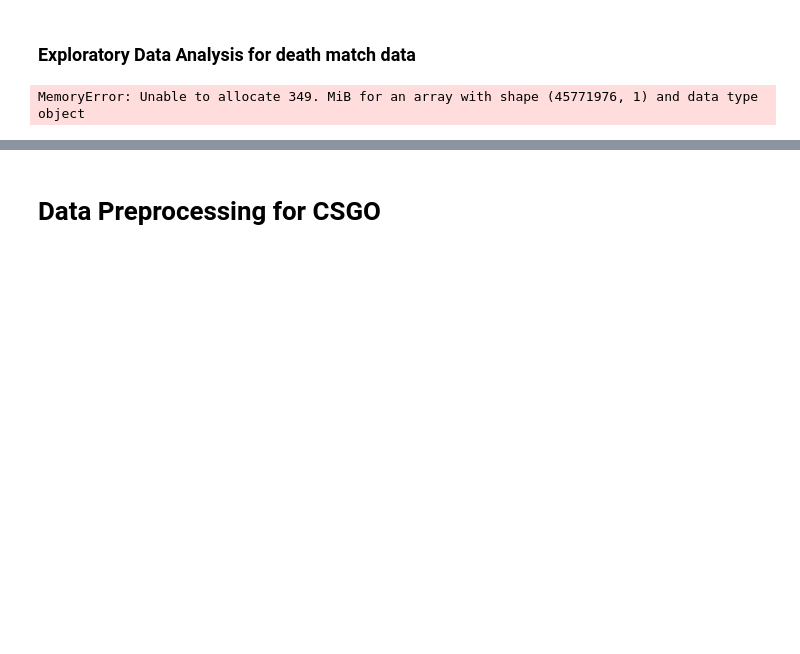
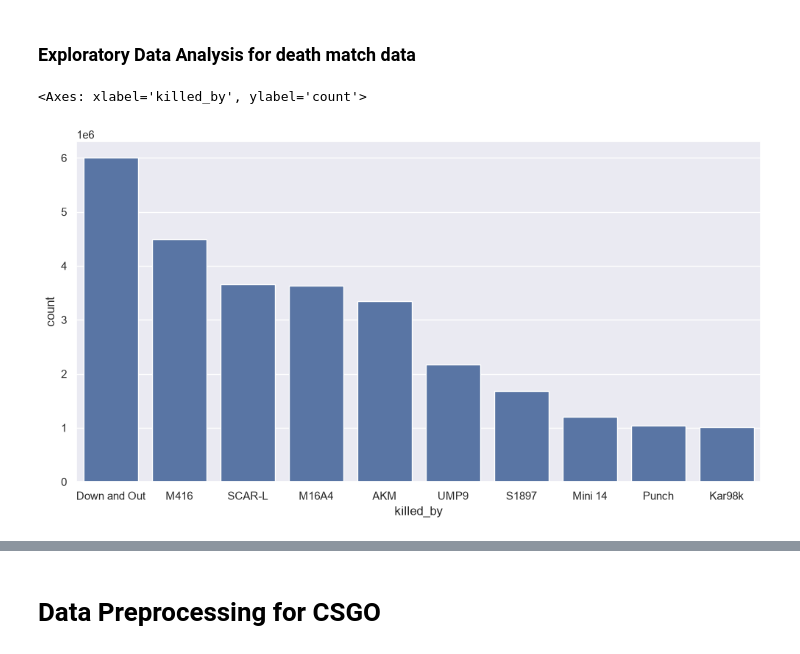
Before and after one commit to Shoofy32/CSMODEL, a Jupyter notebook: CSMODEL.ipynb, the cells around one changed output, grey strips where cells are left out. Cells and saved outputs as stored; diff of their text form; code cells hidden in the pictures; blank space fills up the shorter version.

```diff
--- a/CSMODEL.ipynb
+++ b/CSMODEL.ipynb
@@ -162,0 +183,3 @@ PUBG_death_df = PUBG_death_df.query('killer_position_x != 0 and killer_position_
+# %%
+PUBG_death_df['kill_distance'] = PUBG_death_df['kill_distance'] / 100
+PUBG_death_df['kill_distance'] = np.round(PUBG_death_df['kill_distance'], decimals=2 )
@@ -162,0 +188,2 @@ PUBG_death_df = PUBG_death_df.query('killer_position_x != 0 and killer_position_
+# %%
+PUBG_death_df = PUBG_death_df.drop(columns=['killer_position_x','killer_position_y','victim_position_x','victim_position_y'])
@@ -163,3 +192,6 @@ PUBG_death_df = PUBG_death_df.query('killer_position_x != 0 and killer_position_
+# %%
+PUBG_death_df['time'] = PUBG_death_df['time'] / 60
+PUBG_death_df['time'] = np.round(PUBG_death_df['time'], decimals=2 )
 # %% [markdown]
 # Exploratory Data Analysis for PUBG
 # %% [markdown]
@@ -195,8 +227,9 @@ sns.heatmap(heat, annot=True, fmt='.01f')
 # %%
 top10 = PUBG_death_df['killed_by'].value_counts().nlargest(10).index
 
 filtered10 = PUBG_death_df[PUBG_death_df['killed_by'].isin(top10)]
 
-sns.displot(filtered10 , x='killed_by', order=top10)
+sns.countplot(filtered10 , x='killed_by', order=top10)
 # %% [output]
-MemoryError: Unable to allocate 349. MiB for an array with shape (45771976, 1) and data type object
+<Axes: xlabel='killed_by', ylabel='count'>
+[figure, added]
```
Also changed, not shown: parts of 14 cells of this notebook.
